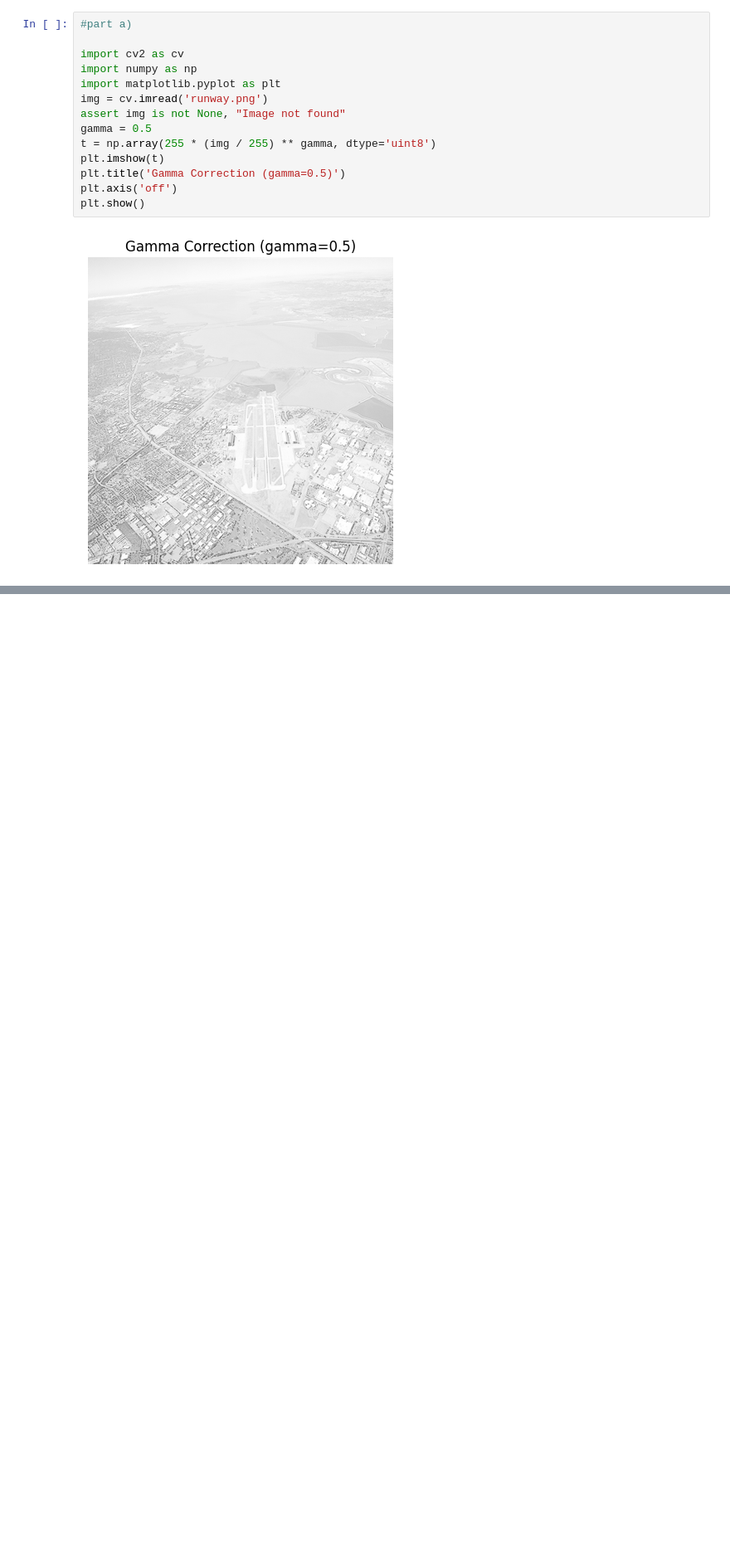
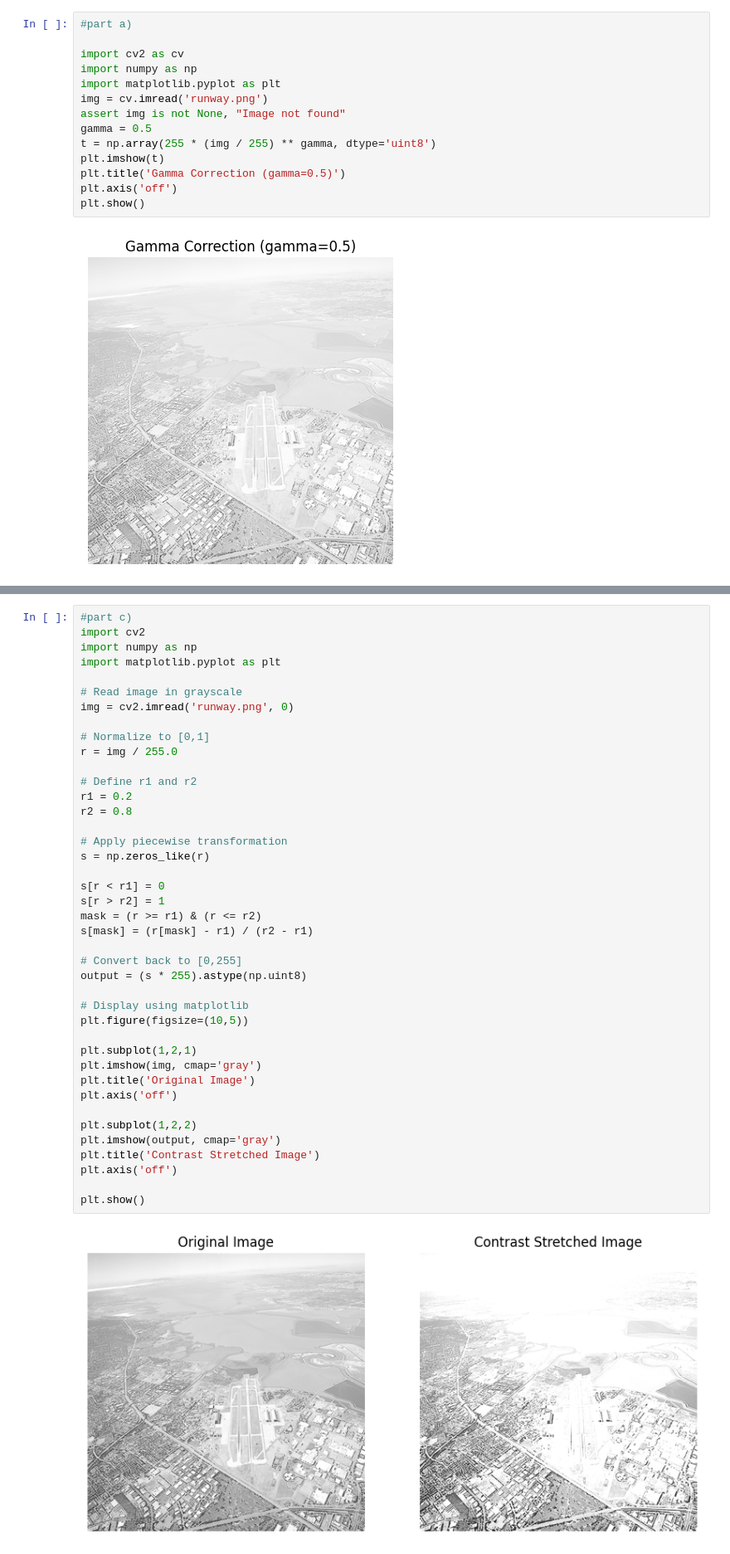
Before and after one commit to Hela327/ComputerVision, a Jupyter notebook: 258777A.ipynb, the cells around one changed output, grey strips where cells are left out. Shown at 83% size. Cells and saved outputs as stored; diff of their text form; blank space fills up the shorter version.

```diff
--- a/258777A.ipynb
+++ b/258777A.ipynb
@@ -29,3 +30,46 @@ plt.axis('off')
 plt.show()
 # %% [output]
 [figure]
+# %%
+#part c)
+import cv2
+import numpy as np
+import matplotlib.pyplot as plt
+
+# Read image in grayscale
+img = cv2.imread('runway.png', 0)
+
+# Normalize to [0,1]
+r = img / 255.0
+
+# Define r1 and r2
+r1 = 0.2
+r2 = 0.8
+
+# Apply piecewise transformation
+s = np.zeros_like(r)
+
+s[r < r1] = 0
+s[r > r2] = 1
+mask = (r >= r1) & (r <= r2)
+s[mask] = (r[mask] - r1) / (r2 - r1)
+
+# Convert back to [0,255]
+output = (s * 255).astype(np.uint8)
+
+# Display using matplotlib
+plt.figure(figsize=(10,5))
+
+plt.subplot(1,2,1)
+plt.imshow(img, cmap='gray')
+plt.title('Original Image')
+plt.axis('off')
+
+plt.subplot(1,2,2)
+plt.imshow(output, cmap='gray')
+plt.title('Contrast Stretched Image')
+plt.axis('off')
+
+plt.show()
+# %% [output]
+[figure, added]
```
Also changed, not shown: parts of 4 cells of this notebook, 1 other file.
